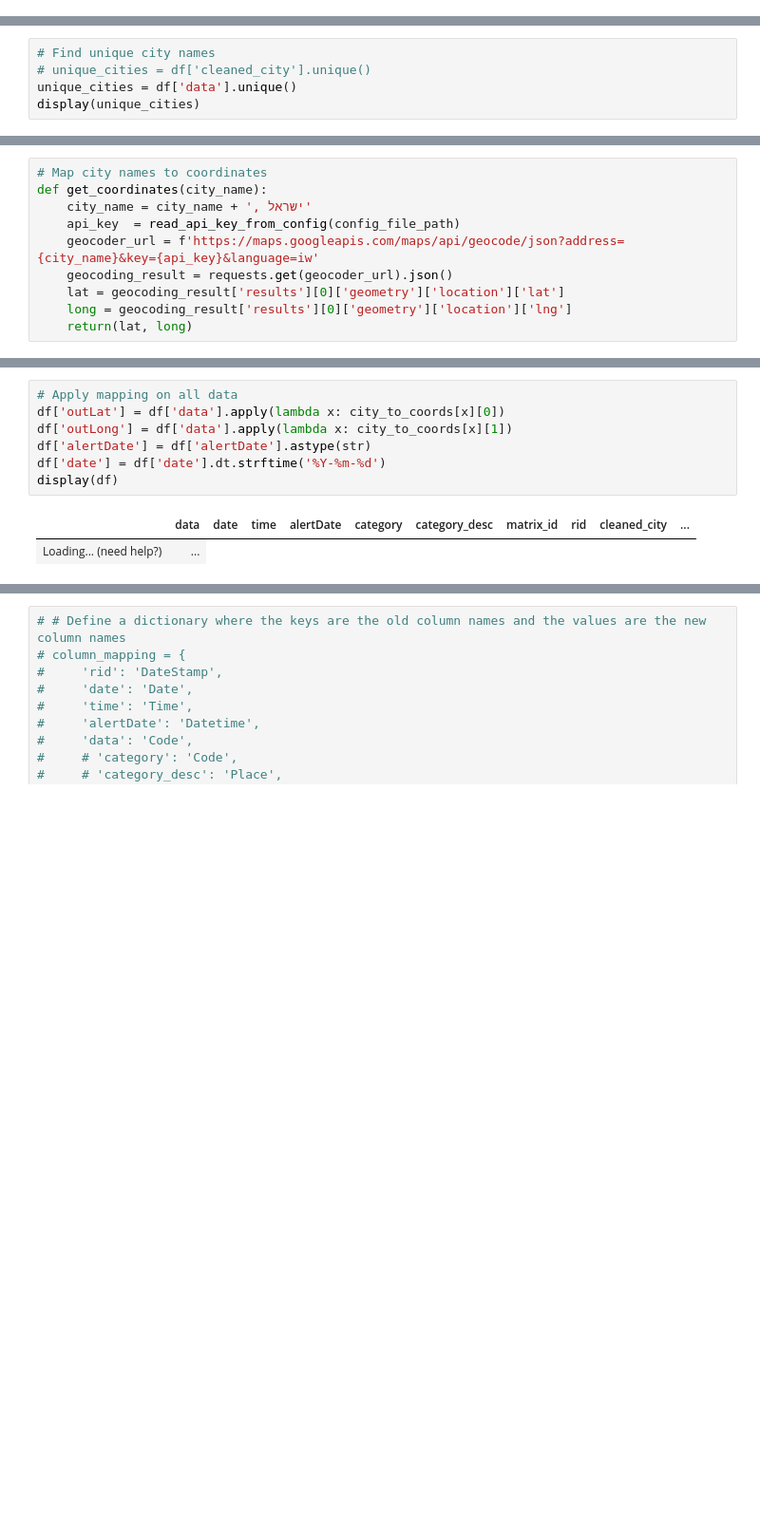
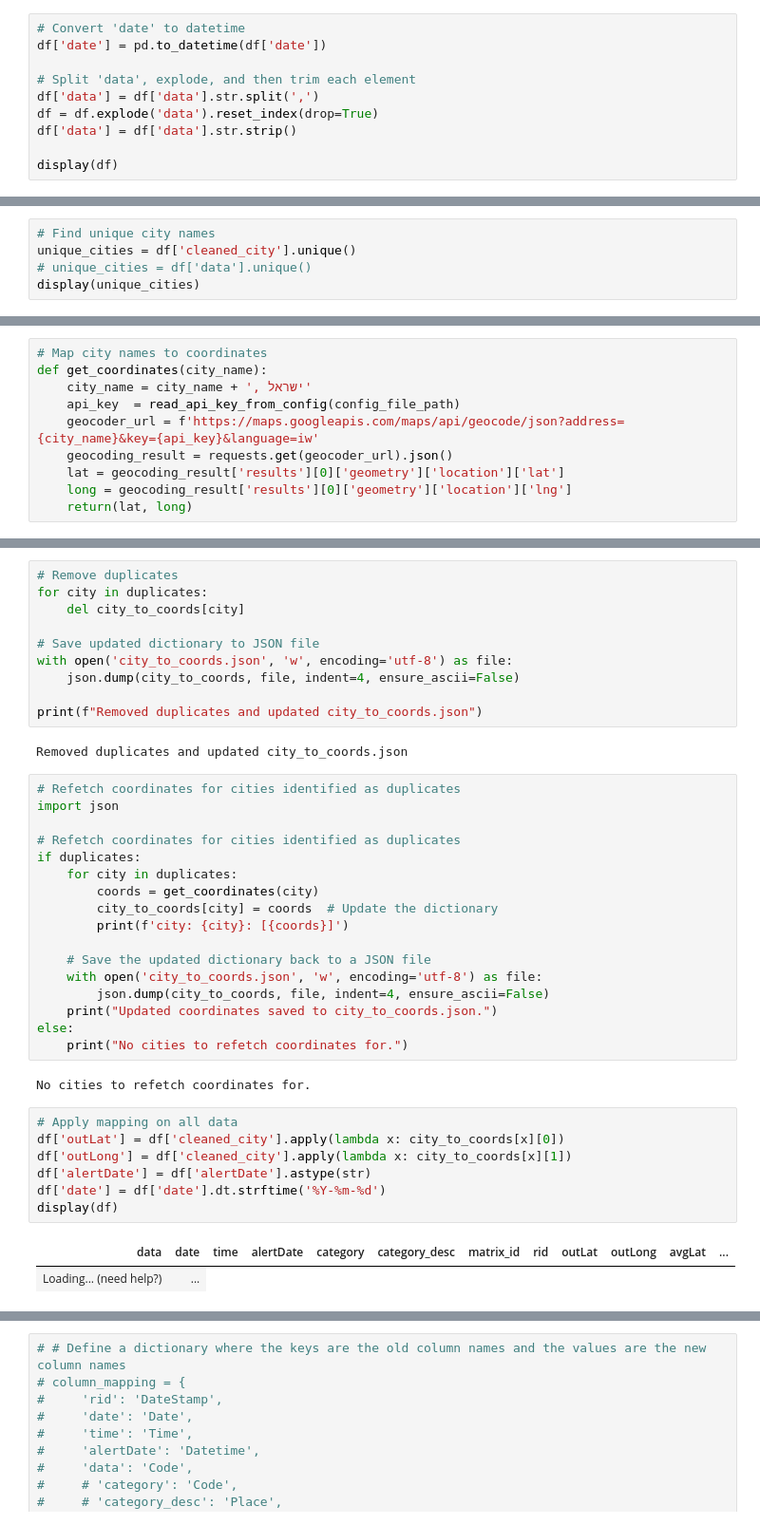
Before and after one commit to Spon4ik/RedAlert, a Jupyter notebook: HomeFrontAlerts.ipynb, the cells around one changed output, grey strips where cells are left out. Shown at 95% size. Drawn from its saved outputs; the diff is of its cells as text; blank space fills up the shorter version.

```diff
--- a/HomeFrontAlerts.ipynb
+++ b/HomeFrontAlerts.ipynb
@@ -157,0 +161,10 @@ display(df)
+# %%
+# Convert 'date' to datetime
+df['date'] = pd.to_datetime(df['date'])
+
+# Split 'data', explode, and then trim each element
+df['data'] = df['data'].str.split(',')
+df = df.explode('data').reset_index(drop=True)
+df['data'] = df['data'].str.strip()
+
+display(df)
@@ -196,6 +212,6 @@ display(df)
 # %%
 # Find unique city names
-# unique_cities = df['cleaned_city'].unique()
-unique_cities = df['data'].unique()
+unique_cities = df['cleaned_city'].unique()
+# unique_cities = df['data'].unique()
 display(unique_cities)
 # %% [output]
@@ -266,10 +316,41 @@ Cities with no coordinates found: []
+# %%
+# Remove duplicates
+for city in duplicates:
+    del city_to_coords[city]
+
+# Save updated dictionary to JSON file
+with open('city_to_coords.json', 'w', encoding='utf-8') as file:
+    json.dump(city_to_coords, file, indent=4, ensure_ascii=False)
+
+print(f"Removed duplicates and updated city_to_coords.json")
+# %% [output]
+Removed duplicates and updated city_to_coords.json
+# %%
+# Refetch coordinates for cities identified as duplicates
+import json
+
+# Refetch coordinates for cities identified as duplicates
+if duplicates:
+    for city in duplicates:
+        coords = get_coordinates(city)
+        city_to_coords[city] = coords  # Update the dictionary
+        print(f'city: {city}: [{coords}]')
+
+    # Save the updated dictionary back to a JSON file
+    with open('city_to_coords.json', 'w', encoding='utf-8') as file:
+        json.dump(city_to_coords, file, indent=4, ensure_ascii=False)
+    print("Updated coordinates saved to city_to_coords.json.")
+else:
+    print("No cities to refetch coordinates for.")
+# %% [output]
+No cities to refetch coordinates for.
 # %%
 # Apply mapping on all data
-df['outLat'] = df['data'].apply(lambda x: city_to_coords[x][0])
-df['outLong'] = df['data'].apply(lambda x: city_to_coords[x][1])
+df['outLat'] = df['cleaned_city'].apply(lambda x: city_to_coords[x][0])
+df['outLong'] = df['cleaned_city'].apply(lambda x: city_to_coords[x][1])
 df['alertDate'] = df['alertDate'].astype(str)
 df['date'] = df['date'].dt.strftime('%Y-%m-%d')
 display(df)
 # %% [output]
-|  | data | date | time | alertDate | category | category_desc | matrix_id | rid | cleaned_city | ... |
+| data | date | time | alertDate | category | category_desc | matrix_id | rid | outLat | outLong | avgLat | ... |
 | Loading... (need help?) | ... |
```
Also changed, not shown: parts of 23 cells of this notebook, 7 other files.
